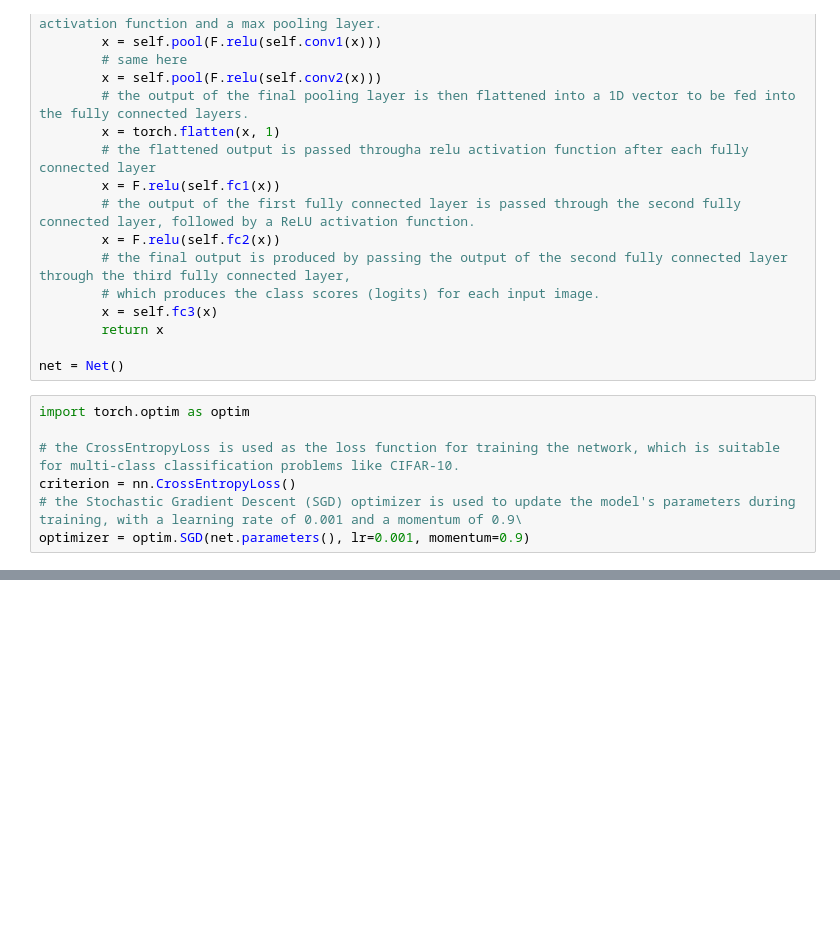
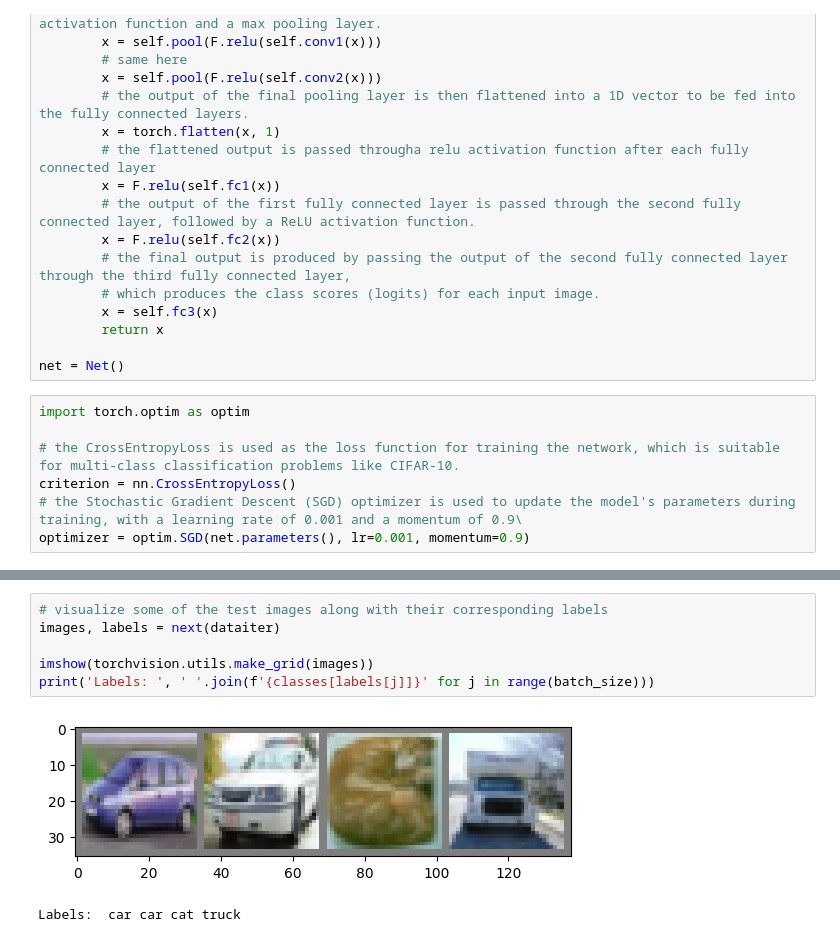
Before and after one commit to AhmedElshazlyAE/CNN-Image-Classifier, a Jupyter notebook: CIFAR10-Classification.ipynb, the cells around one changed output, grey strips where cells are left out. Drawn from its saved outputs; the diff is of its cells as text; blank space fills up the shorter version.

```diff
--- a/CIFAR10-Classification.ipynb
+++ b/CIFAR10-Classification.ipynb
@@ -119,0 +167,9 @@ optimizer = optim.SGD(net.parameters(), lr=0.001, momentum=0.9)
+# %%
+# visualize some of the test images along with their corresponding labels
+images, labels = next(dataiter)
+
+imshow(torchvision.utils.make_grid(images))
+print('Labels: ', ' '.join(f'{classes[labels[j]]}' for j in range(batch_size)))
+# %% [output]
+[figure, added]
+Labels:  car car cat truck
```
Also changed, not shown: parts of 19 cells of this notebook, 2 other files.
